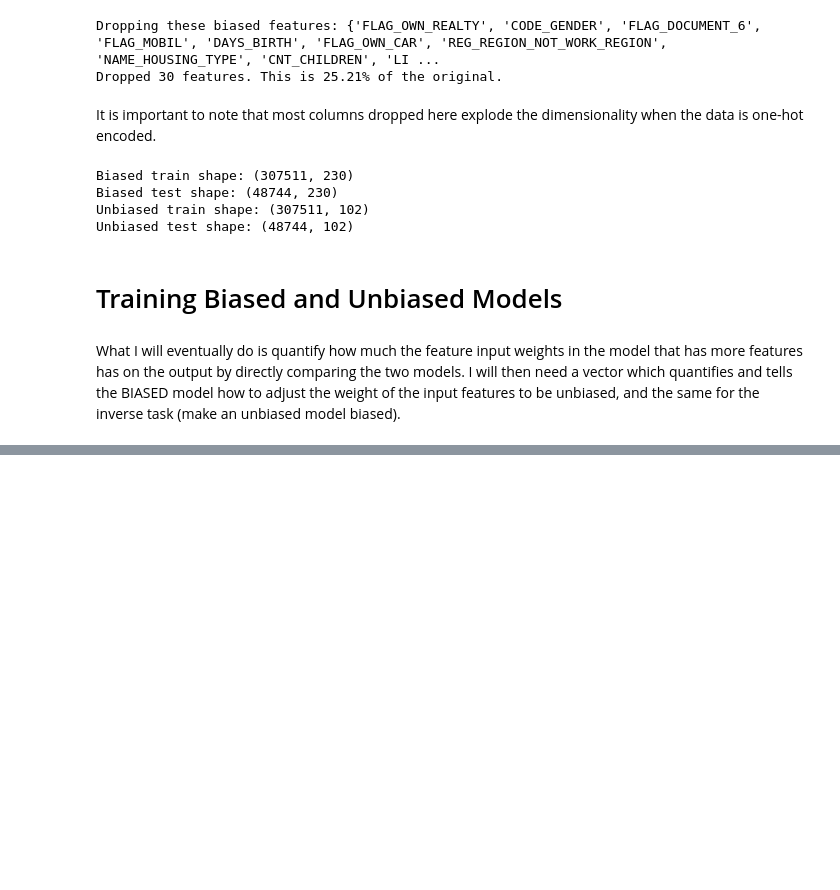
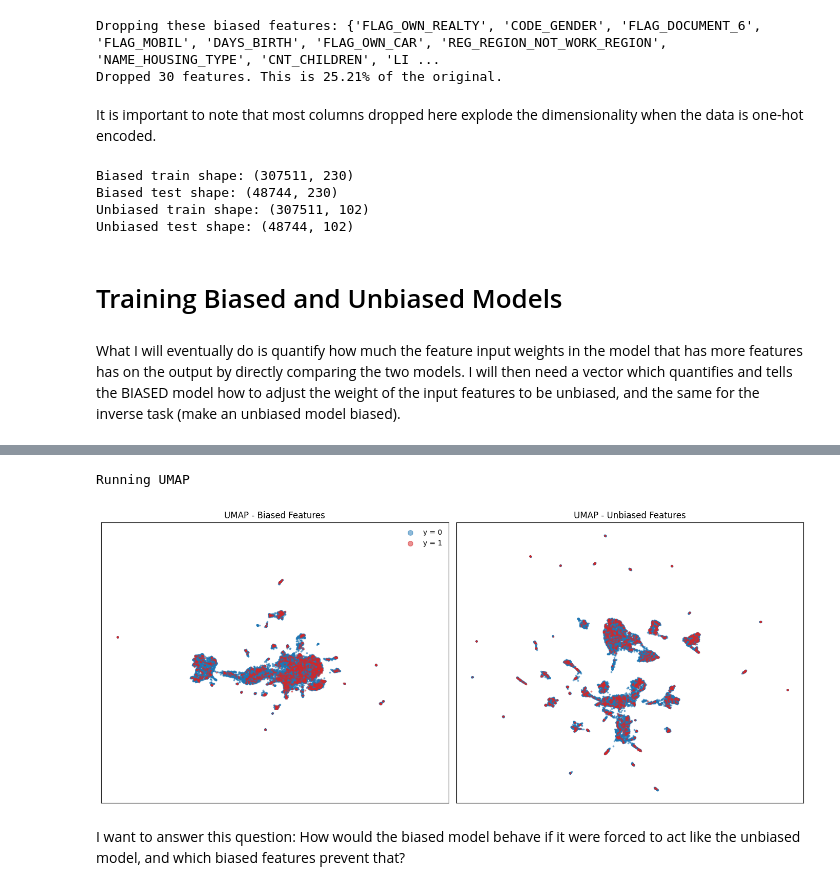
Before and after one commit to qayyumayaan/credit-risk-prediction-bias, a Jupyter notebook: ayaan/03_bias_mitigation.ipynb, the cells around one changed output, grey strips where cells are left out. Drawn from its saved outputs; the diff is of its cells as text; code cells hidden in the pictures; blank space fills up the shorter version.

```diff
--- a/ayaan/03_bias_mitigation.ipynb
+++ b/ayaan/03_bias_mitigation.ipynb
@@ -539,0 +706,75 @@ ValueError: Length of values (102) does not match length of index (230)
+# %%
+# UMAP (separate instances)
+import umap
+
+print("Running UMAP")
+
+umap_params = dict(
+    n_components=2,
+    n_neighbors=15,
+    min_dist=0.1,
+    metric="euclidean",
+    random_state=RANDOM_STATE,
+)
+
+umap_b = umap.UMAP(**umap_params)
+umap_u = umap.UMAP(**umap_params)
+
+Xb_umap = umap_b.fit_transform(Xb_pca)
+Xu_umap = umap_u.fit_transform(Xu_pca)
+
+# Plot (binary coloring)
+fig, axes = plt.subplots(1, 2, figsize=(14, 6), sharex=True, sharey=True)
+
+# Masks for classes
+mask_0 = y_sub == 0
+mask_1 = y_sub == 1
+
+# Biased
+axes[0].scatter(
+    Xb_umap[mask_0, 0],
+    Xb_umap[mask_0, 1],
+    c="tab:blue",
+    s=3,
+    alpha=0.5,
+    label="y = 0",
+)
+axes[0].scatter(
+    Xb_umap[mask_1, 0],
+    Xb_umap[mask_1, 1],
+    c="tab:red",
+    s=3,
+    alpha=0.5,
+    label="y = 1",
+)
+axes[0].set_title("UMAP - Biased Features")
+axes[0].legend(markerscale=4, frameon=False)
+
+# Unbiased
+axes[1].scatter(
+    Xu_umap[mask_0, 0],
+    Xu_umap[mask_0, 1],
+    c="tab:blue",
+    s=3,
+    alpha=0.5,
+)
+axes[1].scatter(
+    Xu_umap[mask_1, 0],
+    Xu_umap[mask_1, 1],
+    c="tab:red",
+    s=3,
+    alpha=0.5,
+)
+axes[1].set_title("UMAP - Unbiased Features")
+
+for ax in axes:
+    ax.set_xticks([])
+    ax.set_yticks([])
+
+plt.tight_layout()
+plt.show()
+# %% [output]
+Running UMAP
+[figure, added]
+# %% [markdown]
+I want to answer this question: How would the biased model behave if it were forced to act like the unbiased model, and which biased features prevent that?
```
Also changed, not shown: parts of 10 cells of this notebook.
